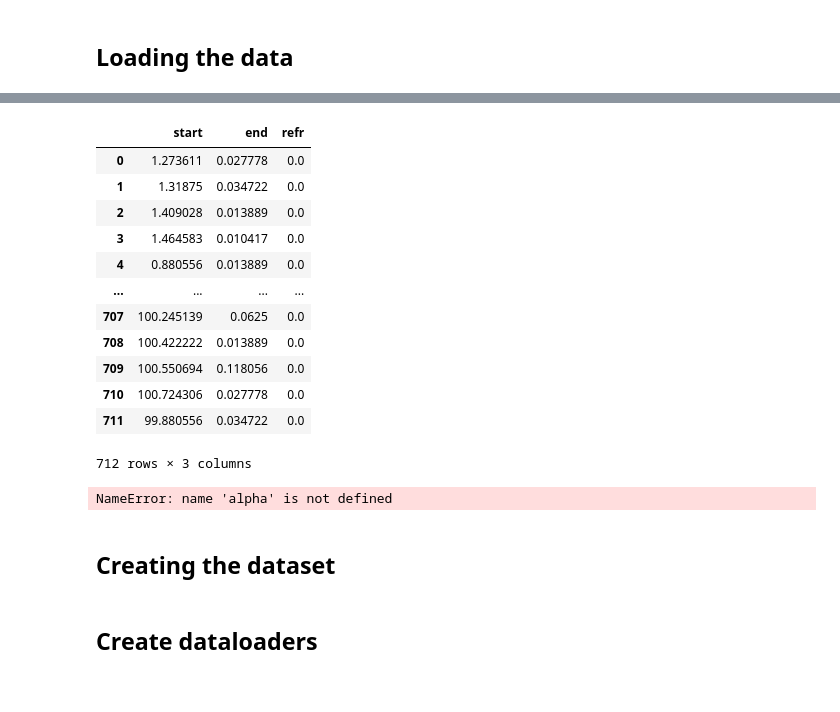
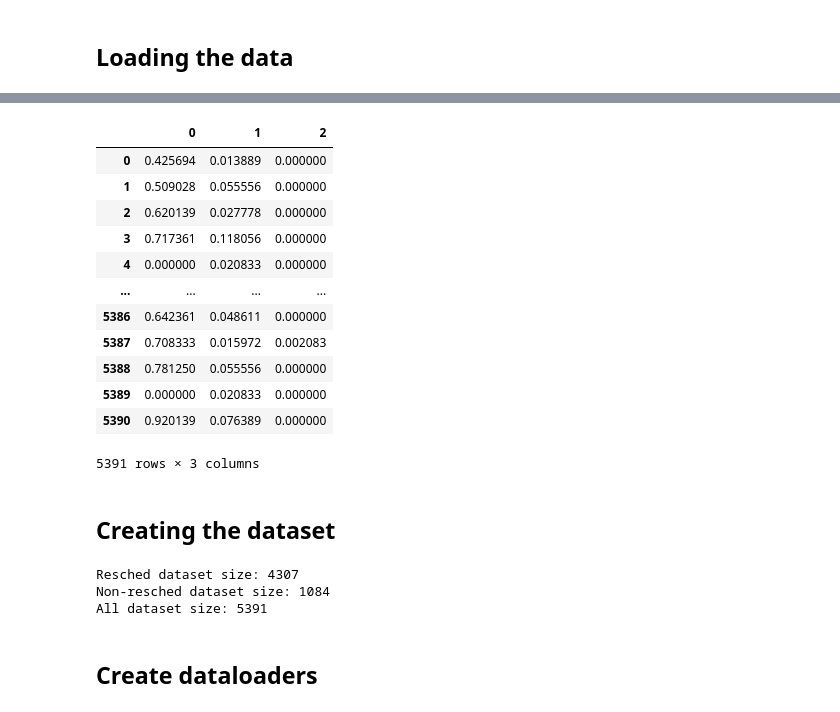
Before and after one commit to sofi12321/healthy-based-productivity, a Jupyter notebook: Model/model_train.ipynb, the cells around one changed output, grey strips where cells are left out. Cells and saved outputs as stored; diff of their text form; code cells hidden in the pictures.

```diff
--- a/Model/model_train.ipynb
+++ b/Model/model_train.ipynb
@@ -80,26 +79,0 @@ input_data
-# %%
-output_vector
-# %% [output]
-|  | start | end | refr |
-| 0 | 1.273611 | 0.027778 | 0.0 |
-| 1 | 1.31875 | 0.034722 | 0.0 |
-| 2 | 1.409028 | 0.013889 | 0.0 |
-| 3 | 1.464583 | 0.010417 | 0.0 |
-| 4 | 0.880556 | 0.013889 | 0.0 |
-| ... | ... | ... | ... |
-| 707 | 100.245139 | 0.0625 | 0.0 |
-| 708 | 100.422222 | 0.013889 | 0.0 |
-| 709 | 100.550694 | 0.118056 | 0.0 |
-| 710 | 100.724306 | 0.027778 | 0.0 |
-| 711 | 99.880556 | 0.034722 | 0.0 |
-712 rows × 3 columns
-# %%
-# Make all output values positive
-output_vector = np.abs(output_vector)
-
-# Add first element as 1440, 1440, 1440 to the output vector
-output_vector = np.insert(output_vector, 0, [alpha]*3, axis=0)
-
-pd.DataFrame(output_vector)
-# %% [output]
-NameError: name 'alpha' is not defined
@@ -120,0 +80,18 @@ pd.DataFrame(output_vector)
+# %%
+# make the data positive
+output_data = np.abs(np.array(output_data, dtype=np.float64))
+pd.DataFrame(output_data)
+# %% [output]
+|  | 0 | 1 | 2 |
+| 0 | 0.425694 | 0.013889 | 0.000000 |
+| 1 | 0.509028 | 0.055556 | 0.000000 |
+| 2 | 0.620139 | 0.027778 | 0.000000 |
+| 3 | 0.717361 | 0.118056 | 0.000000 |
+| 4 | 0.000000 | 0.020833 | 0.000000 |
+| ... | ... | ... | ... |
+| 5386 | 0.642361 | 0.048611 | 0.000000 |
+| 5387 | 0.708333 | 0.015972 | 0.002083 |
+| 5388 | 0.781250 | 0.055556 | 0.000000 |
+| 5389 | 0.000000 | 0.020833 | 0.000000 |
+| 5390 | 0.920139 | 0.076389 | 0.000000 |
+5391 rows × 3 columns
@@ -157,13 +140,17 @@ class ScheduleDataset(Dataset):
     def __getitem__(self, idx):
         return self.input_data[idx], self.type_vector[idx], self.output_vector[idx]
 # %%
-resched_dataset = ScheduleDataset(input_data, type_vector, output_vector, task_types='resched')
-non_resched_dataset = ScheduleDataset(input_data, type_vector, output_vector, task_types='non-resched')
-all_dataset = ScheduleDataset(input_data, type_vector, output_vector, task_types='all')
+resched_dataset = ScheduleDataset(input_data, type_vector, output_data, task_types='resched')
+non_resched_dataset = ScheduleDataset(input_data, type_vector, output_data, task_types='non-resched')
+all_dataset = ScheduleDataset(input_data, type_vector, output_data, task_types='all')
 
 print(f"Resched dataset size: {len(resched_dataset)}\n"
       f"Non-resched dataset size: {len(non_resched_dataset)}\n"
       f"All dataset size: {len(all_dataset)}")
+# %% [output]
+Resched dataset size: 4307
+Non-resched dataset size: 1084
+All dataset size: 5391
 # %% [markdown]
 ## Create dataloaders
 # %%
```
Also changed, not shown: parts of 13 cells of this notebook, 3 other files.
